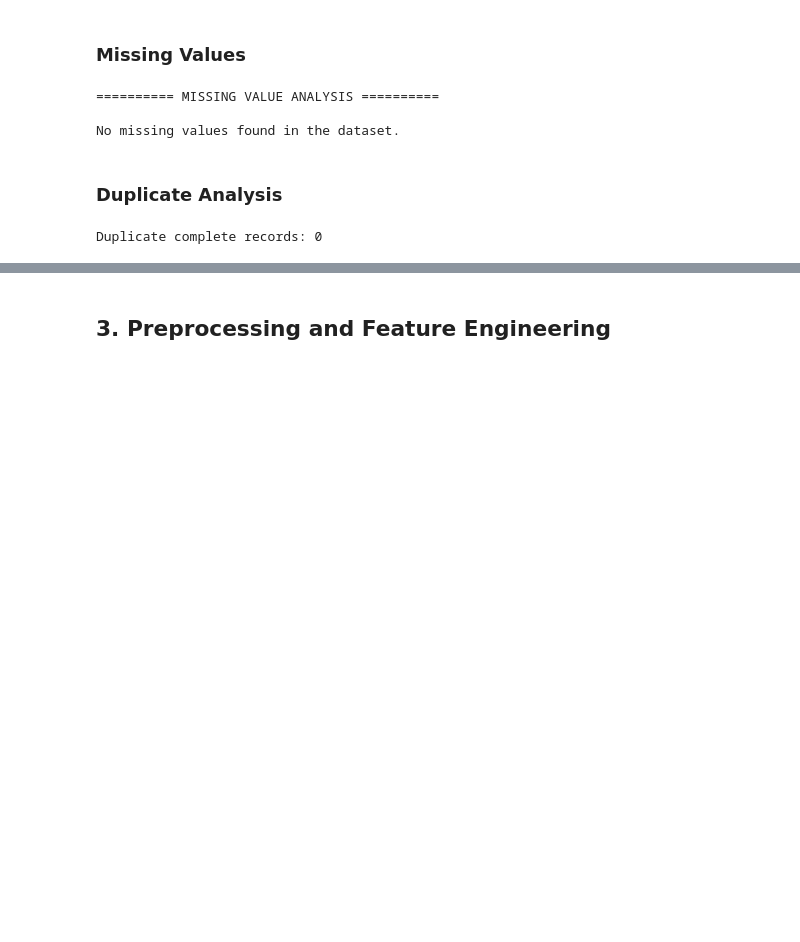
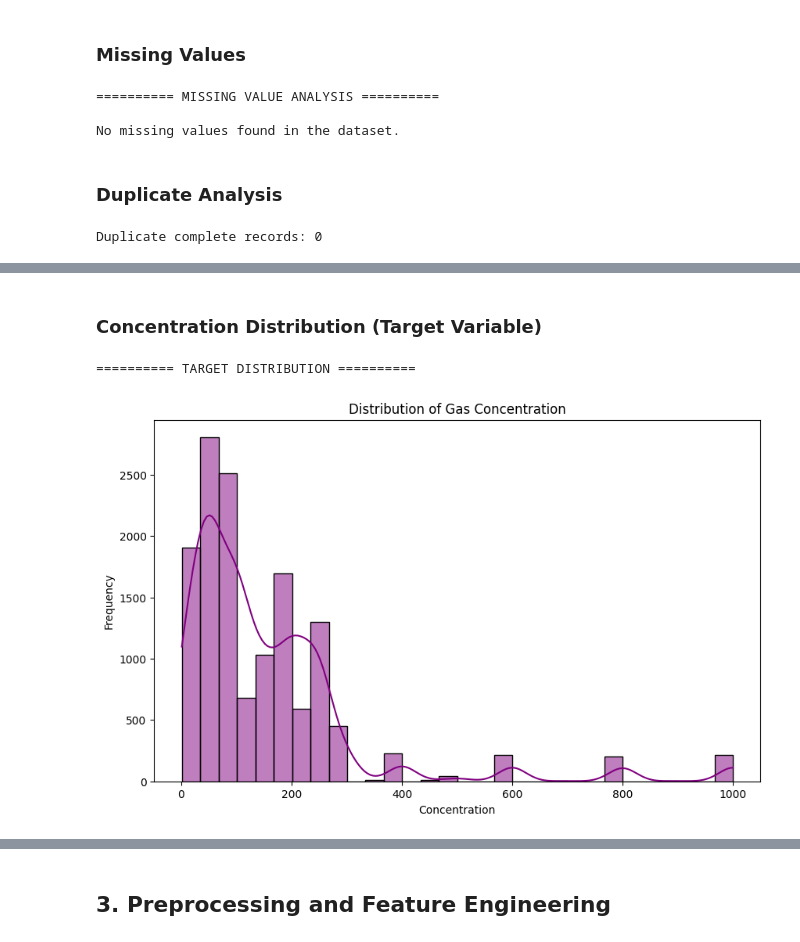
Before and after one commit to Viswesh-G/AutoML-_-Project, a Jupyter notebook: gas_sensor_ml_capstone/notebooks/regression.ipynb, the cells around one changed output, grey strips where cells are left out. Drawn from its saved outputs; the diff is of its cells as text; code cells hidden in the pictures; blank space fills up the shorter version.

```diff
--- a/gas_sensor_ml_capstone/notebooks/regression.ipynb
+++ b/gas_sensor_ml_capstone/notebooks/regression.ipynb
@@ -177,0 +234,13 @@ Duplicate complete records: 0
+# %% [markdown]
+### Concentration Distribution (Target Variable)
+# %%
+print("========== TARGET DISTRIBUTION ==========\n")
+plt.figure(figsize=(10, 6))
+sns.histplot(df['concentration'], bins=30, kde=True, color='purple')
+plt.title('Distribution of Gas Concentration')
+plt.xlabel('Concentration')
+plt.ylabel('Frequency')
+plt.show()
+# %% [output]
+========== TARGET DISTRIBUTION ==========
+[figure, added]
```
Also changed, not shown: parts of 14 cells of this notebook, 1 other file.
